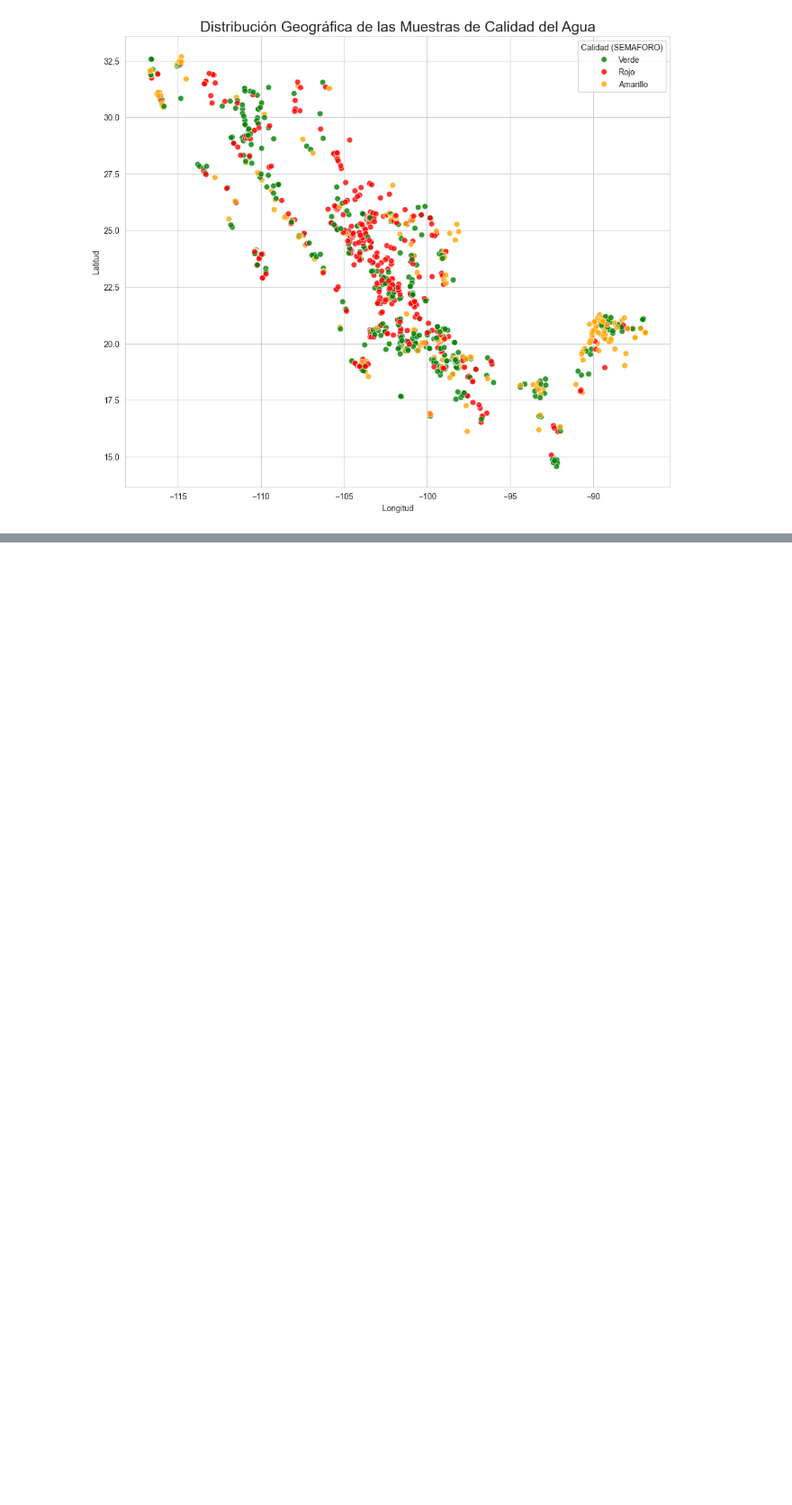
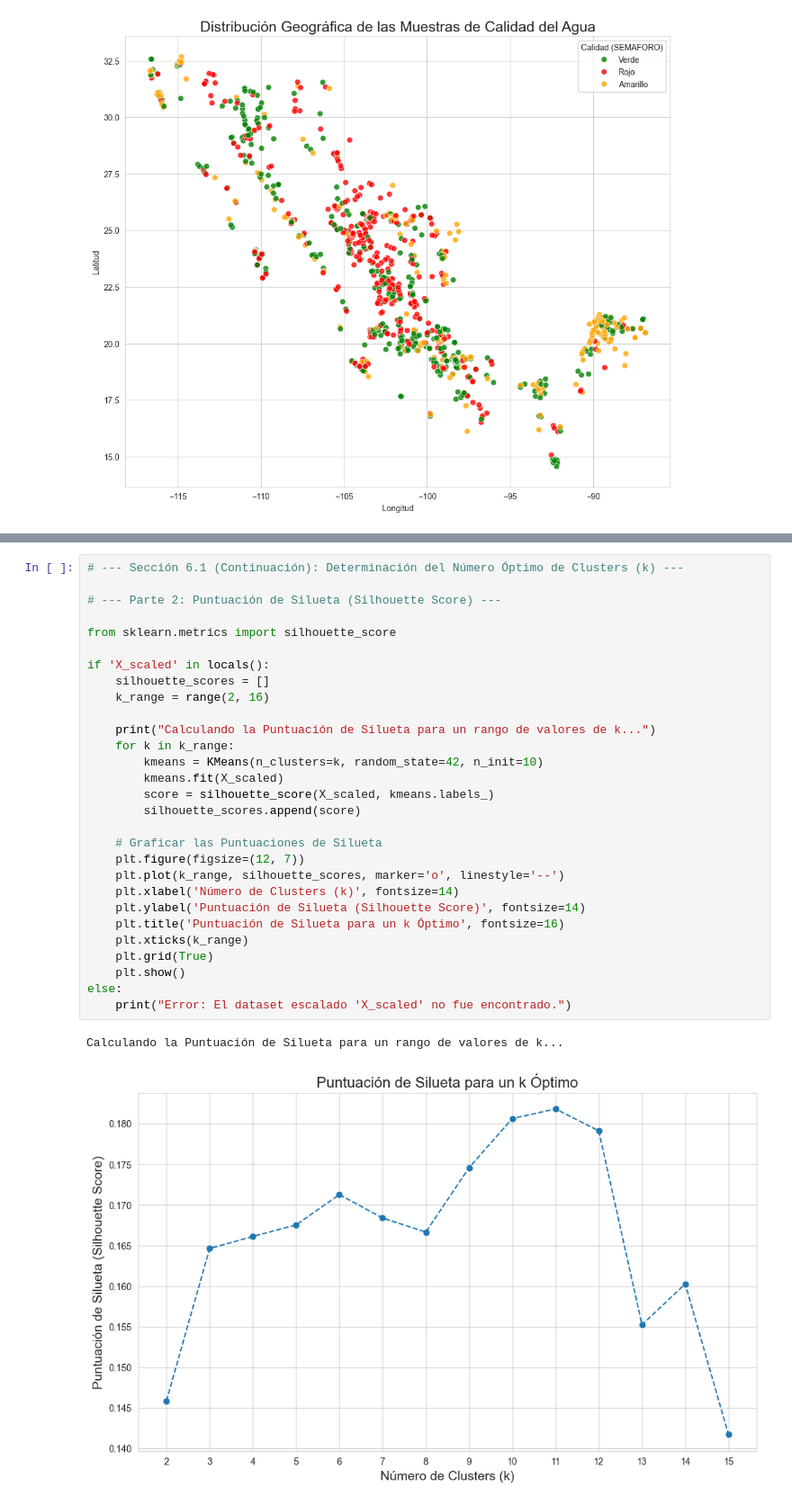
Before and after one commit to danvalvrd/ProyectoFinalIACenfo, a Jupyter notebook: EDA.ipynb, the cells around one changed output, grey strips where cells are left out. Shown at 90% size. Saved outputs shown, nothing was run; the diff lists cells and outputs as text; blank space fills up the shorter version.

```diff
--- a/EDA.ipynb
+++ b/EDA.ipynb
@@ -703,0 +816,32 @@ El DataFrame 'df_cleaned' se ha exportado exitosamente a: 'datos/df_cleaned.csv'
+# %%
+# --- Sección 6.1 (Continuación): Determinación del Número Óptimo de Clusters (k) ---
+
+# --- Parte 2: Puntuación de Silueta (Silhouette Score) ---
+
+from sklearn.metrics import silhouette_score
+
+if 'X_scaled' in locals():
+    silhouette_scores = []
+    k_range = range(2, 16)
+
+    print("Calculando la Puntuación de Silueta para un rango de valores de k...")
+    for k in k_range:
+        kmeans = KMeans(n_clusters=k, random_state=42, n_init=10)
+        kmeans.fit(X_scaled)
+        score = silhouette_score(X_scaled, kmeans.labels_)
+        silhouette_scores.append(score)
+
+    # Graficar las Puntuaciones de Silueta
+    plt.figure(figsize=(12, 7))
+    plt.plot(k_range, silhouette_scores, marker='o', linestyle='--')
+    plt.xlabel('Número de Clusters (k)', fontsize=14)
+    plt.ylabel('Puntuación de Silueta (Silhouette Score)', fontsize=14)
+    plt.title('Puntuación de Silueta para un k Óptimo', fontsize=16)
+    plt.xticks(k_range)
+    plt.grid(True)
+    plt.show()
+else:
+    print("Error: El dataset escalado 'X_scaled' no fue encontrado.")
+# %% [output]
+Calculando la Puntuación de Silueta para un rango de valores de k...
+[figure, added]
```
Also changed, not shown: parts of 14 cells of this notebook.
